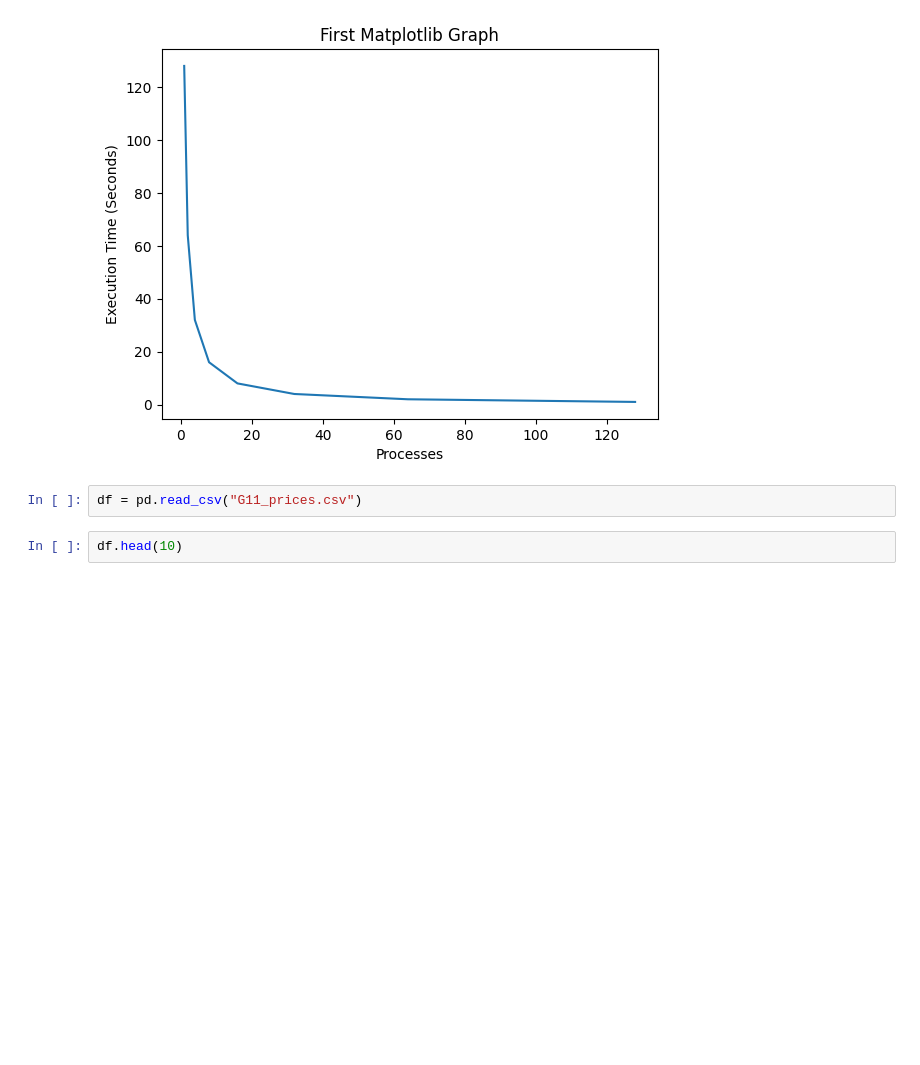
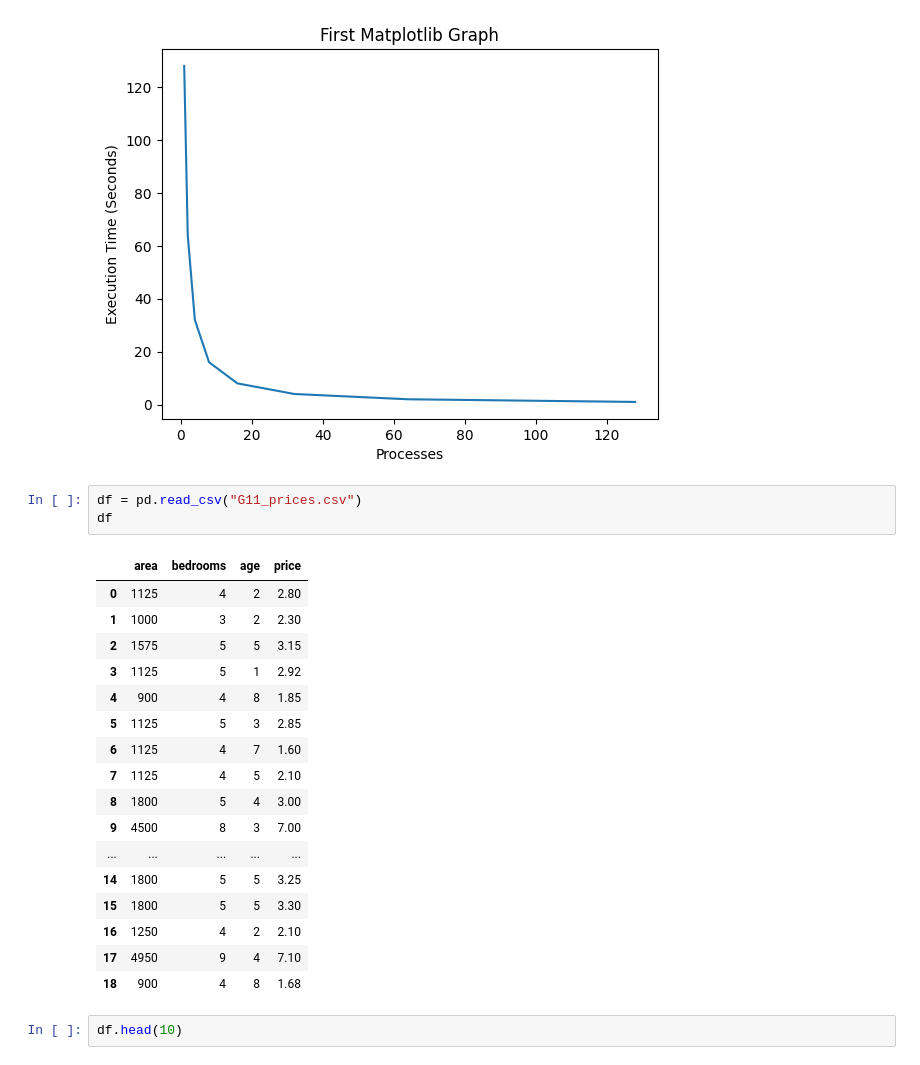
Before and after one commit to a-hamzah/ce-sml-regression-classification, a Jupyter notebook: aml-class/Lab1_AML.ipynb, the cells around one changed output. Drawn from its saved outputs; the diff is of its cells as text; blank space fills up the shorter version.

```diff
--- a/aml-class/Lab1_AML.ipynb
+++ b/aml-class/Lab1_AML.ipynb
@@ -22,6 +22,25 @@ Text(0.5, 1.0, 'First Matplotlib Graph')
 [figure]
 # %%
 df = pd.read_csv("G11_prices.csv")
+df
+# %% [output]
+|  | area | bedrooms | age | price |
+| 0 | 1125 | 4 | 2 | 2.80 |
+| 1 | 1000 | 3 | 2 | 2.30 |
+| 2 | 1575 | 5 | 5 | 3.15 |
+| 3 | 1125 | 5 | 1 | 2.92 |
+| 4 | 900 | 4 | 8 | 1.85 |
+| 5 | 1125 | 5 | 3 | 2.85 |
+| 6 | 1125 | 4 | 7 | 1.60 |
+| 7 | 1125 | 4 | 5 | 2.10 |
+| 8 | 1800 | 5 | 4 | 3.00 |
+| 9 | 4500 | 8 | 3 | 7.00 |
+| ... | ... | ... | ... | ... |
+| 14 | 1800 | 5 | 5 | 3.25 |
+| 15 | 1800 | 5 | 5 | 3.30 |
+| 16 | 1250 | 4 | 2 | 2.10 |
+| 17 | 4950 | 9 | 4 | 7.10 |
+| 18 | 900 | 4 | 8 | 1.68 |
 # %%
 df.head(10)
 # %% [output]
```
Also changed, not shown: 1 other file.
